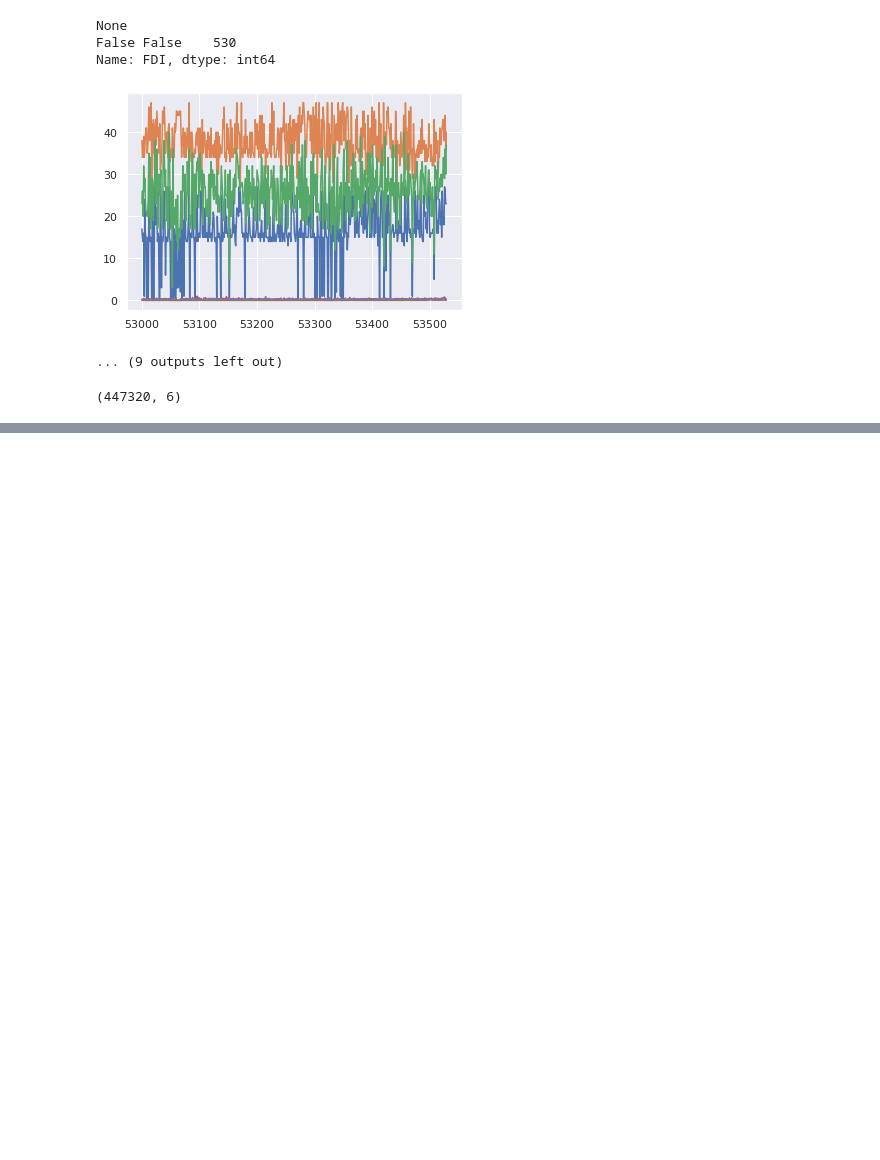
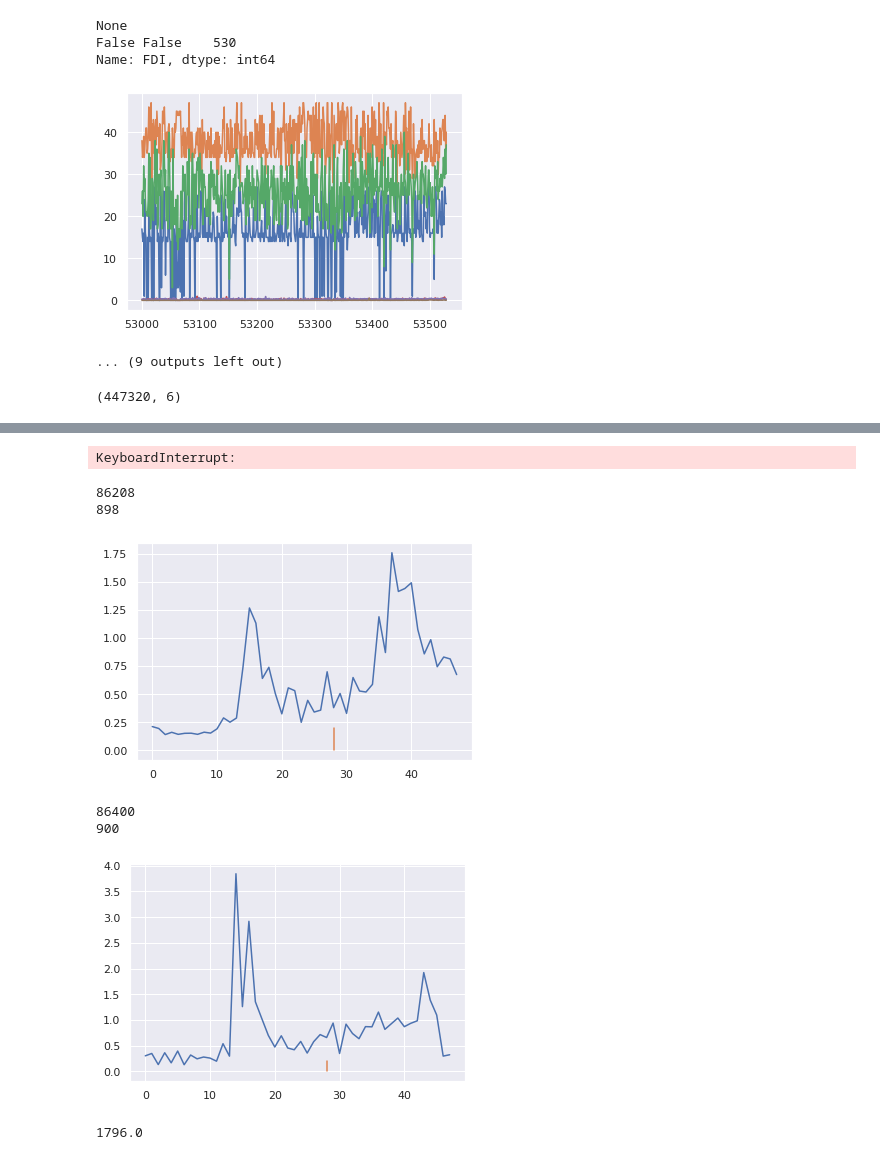
Before and after one commit to BOBO-LU/Non-Technical-Loss, a Jupyter notebook: eda_v_value.ipynb, the cells around one changed output, grey strips where cells are left out. Saved outputs shown, nothing was run; the diff lists cells and outputs as text; code cells hidden in the pictures; blank space fills up the shorter version.

```diff
--- a/eda_v_value.ipynb
+++ b/eda_v_value.ipynb
@@ -152,0 +245,3 @@ plt.plot(range(1,6), silhouette_avg)
+# %%
+for i in v_value.columns:
+    print(v_value[i].max(), v_value[i].min())
@@ -152,0 +258,33 @@ plt.plot(range(1,6), silhouette_avg)
+# %%
+a = []
+for i in range(v_value.shape[0]):
+    temp = v_value.iloc[[i]]
+    if temp['Tmax1'][i] > 12 and temp['Tmax1'][i] < 20 and temp['Tmax2'][i] > 30 and temp['Tmax2'][i] < 39 and temp['Tmin1'][i] > 23 and temp['Tmin1'][i] < 29:
+        a.append(i)
+# %% [output]
+KeyboardInterrupt:
+# %%
+
+for i in a:
+    if i < 890 or i > 900:
+        continue
+    base = i*48
+    print(base + i*48)
+    print(i)
+    if any(area0['FDI'][base + i*48: base +(i+1)*48]) == True:
+        print('is FDI')
+        continue
+    plt.plot(np.arange(48), area0['Electricity'][base + i*48: base +(i+1)*48])
+    plt.plot([28, 28], [0, 0.2])
+    plt.show()
+# %% [output]
+86208
+898
+[figure, added]
+86400
+900
+[figure, added]
+# %%
+86208 / 48
+# %% [output]
+1796.0
```
Also changed, not shown: parts of 15 cells of this notebook, 1 other file.
